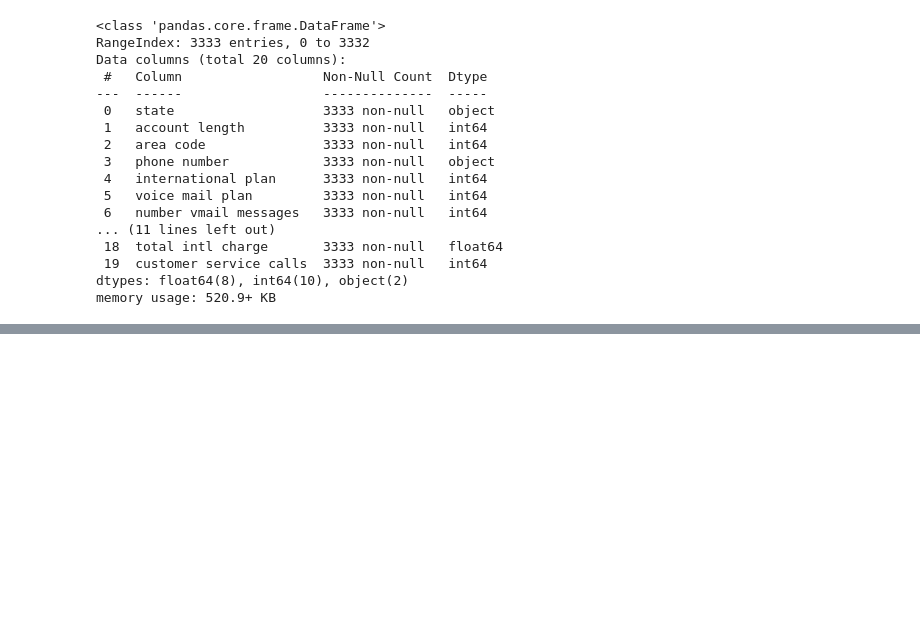
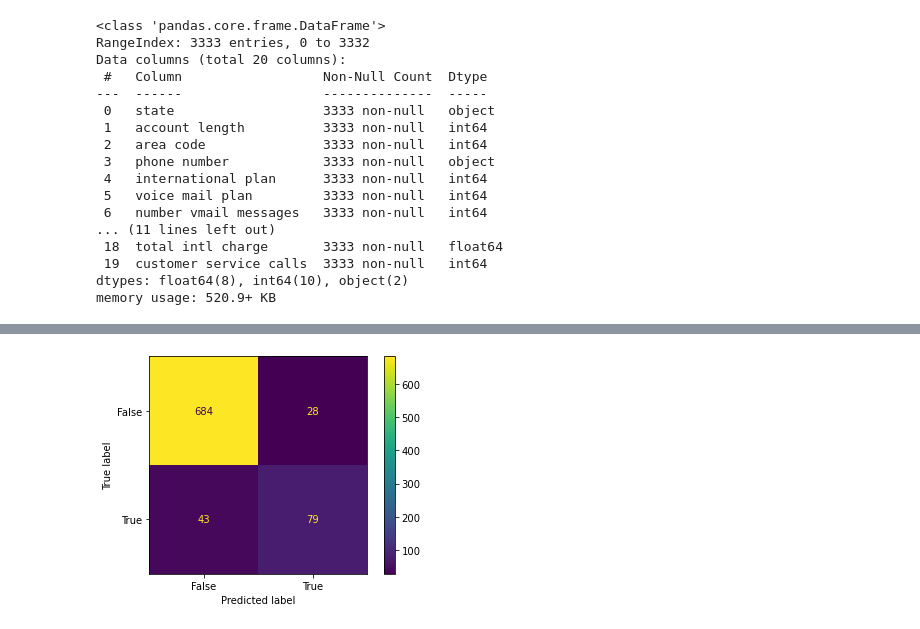
Before and after one commit to sammarder/dsc-phase-3-project, a Jupyter notebook: student.ipynb, the cells around one changed output, grey strips where cells are left out. Cells and saved outputs as stored; diff of their text form; code cells hidden in the pictures; blank space fills up the shorter version.

```diff
--- a/student.ipynb
+++ b/student.ipynb
@@ -188,0 +201,4 @@ j
+# %%
+plot_confusion_matrix(dt_estimator, X_test, y_test);
+# %% [output]
+[figure, added]
```
Also changed, not shown: parts of 15 cells of this notebook, 1 other file.
